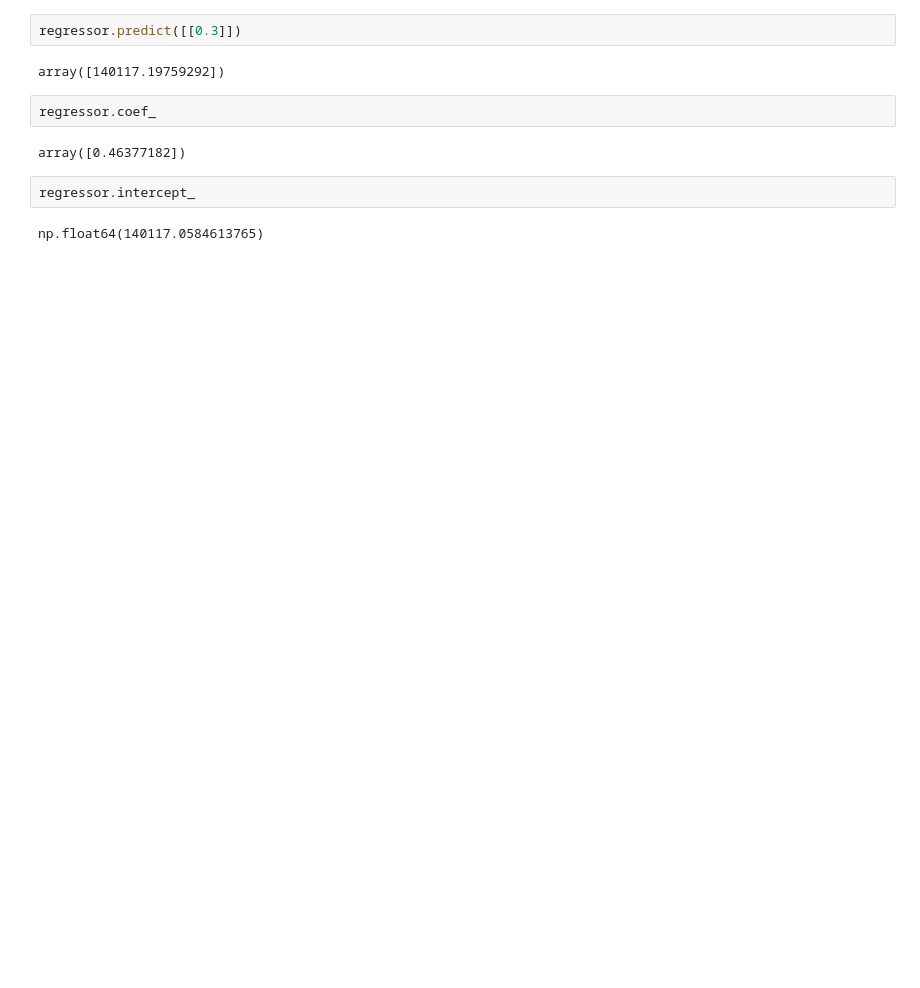
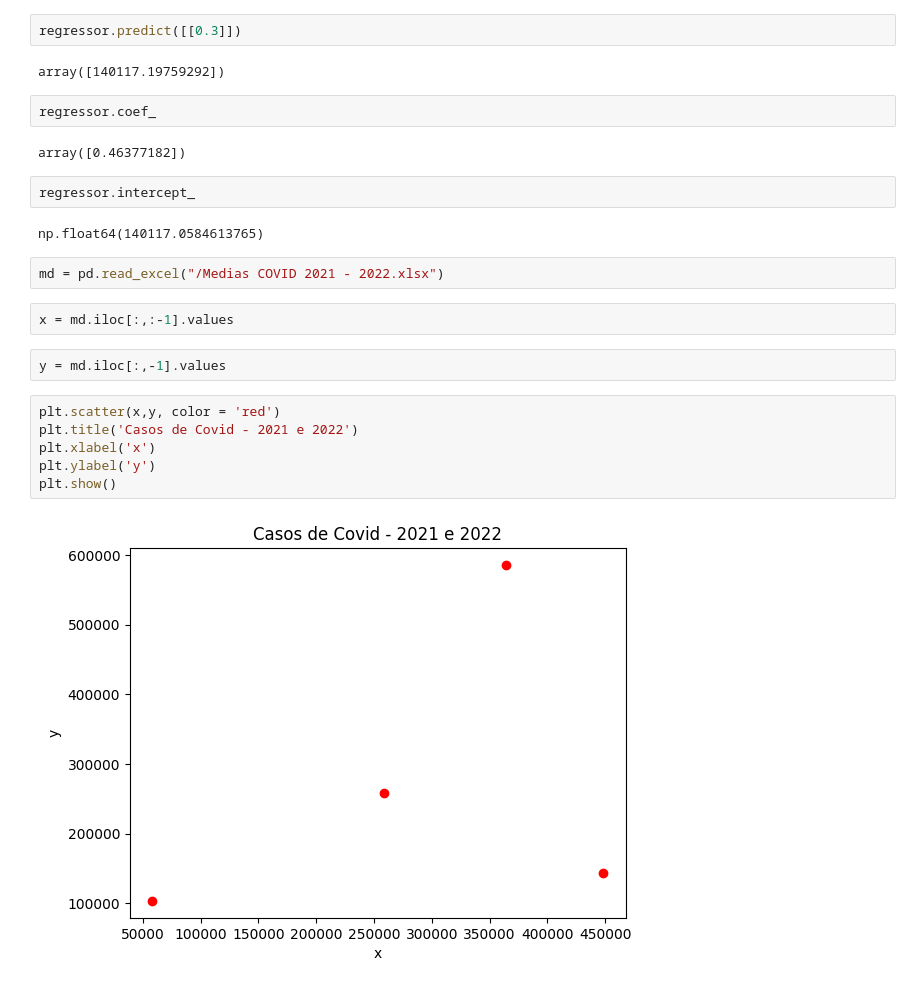
Before and after one commit to Peggzada/AtividadeR2, a Jupyter notebook: AtividadeR2.ipynb, the cells around one changed output. Saved outputs shown, nothing was run; the diff lists cells and outputs as text; blank space fills up the shorter version.

```diff
--- a/AtividadeR2.ipynb
+++ b/AtividadeR2.ipynb
@@ -49,3 +51,17 @@ array([0.46377182])
 regressor.intercept_
 # %% [output]
 np.float64(140117.0584613765)
+# %%
+md = pd.read_excel("/Medias COVID 2021 - 2022.xlsx")
+# %%
+x = md.iloc[:,:-1].values
+# %%
+y = md.iloc[:,-1].values
+# %%
+plt.scatter(x,y, color = 'red')
+plt.title('Casos de Covid - 2021 e 2022')
+plt.xlabel('x')
+plt.ylabel('y')
+plt.show()
+# %% [output]
+[figure, added]
```
Also changed, not shown: parts of 6 cells of this notebook.
